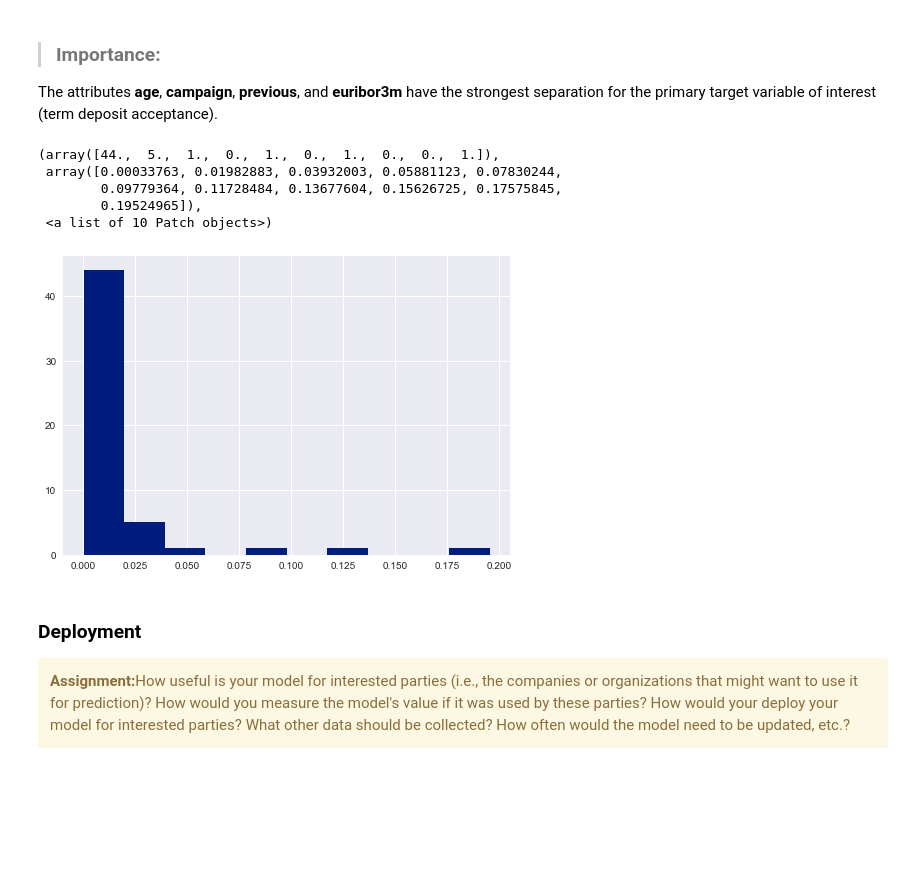
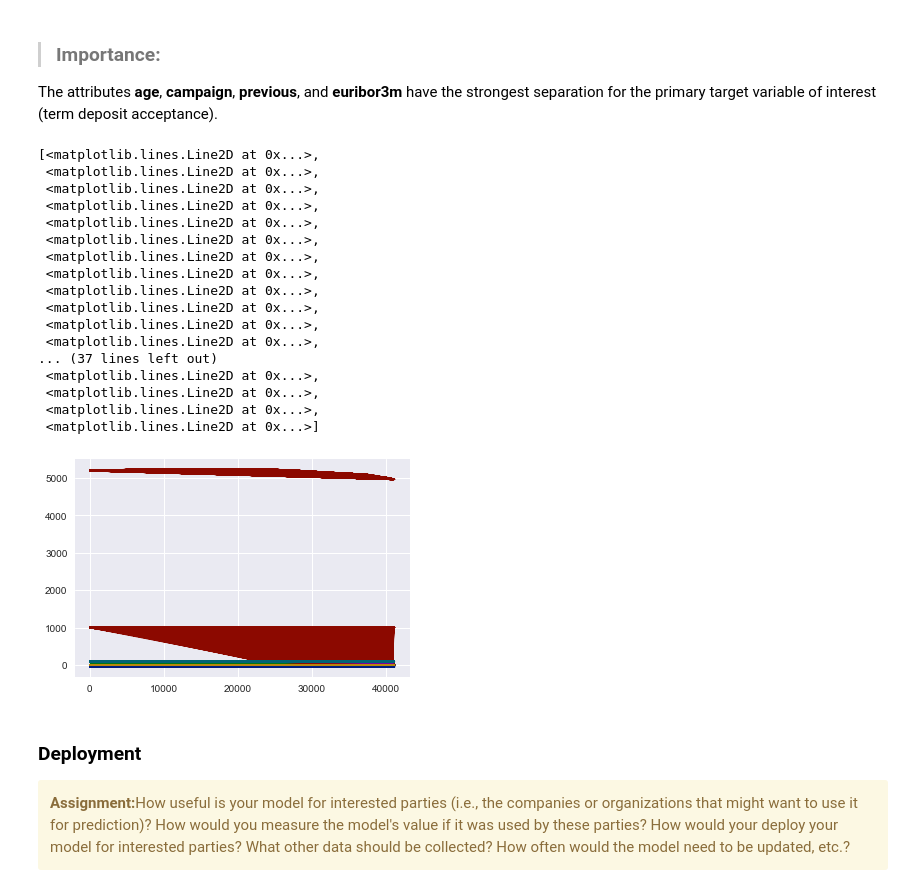
Before and after one commit to GriffinLane/DataMining-Lab2, a Jupyter notebook: Lab 2.ipynb, the cells around one changed output. Cells and saved outputs as stored; diff of their text form; code cells hidden in the pictures; blank space fills up the shorter version.

```diff
--- a/Lab 2.ipynb
+++ b/Lab 2.ipynb
@@ -867,14 +867,27 @@ Random Forest and SVM Nemar:  16.01552435624236
 <p>The attributes <b>age</b>, <b>campaign</b>, <b>previous</b>, and <b>euribor3m</b> have the strongest separation for the primary target variable of interest (term deposit acceptance).</p>
 # %%
 rf.fit(X_train, y_train)
-plt.hist(rf.feature_importances_)
+imps = rf.feature_importances_
+plt.hist(X_train)
 # %% [output]
-(array([44.,  5.,  1.,  0.,  1.,  0.,  1.,  0.,  0.,  1.]),
- array([0.00033763, 0.01982883, 0.03932003, 0.05881123, 0.07830244,
-        0.09779364, 0.11728484, 0.13677604, 0.15626725, 0.17575845,
-        0.19524965]),
- <a list of 10 Patch objects>)
+[<matplotlib.lines.Line2D at 0x...>,
+ <matplotlib.lines.Line2D at 0x...>,
+ <matplotlib.lines.Line2D at 0x...>,
+ <matplotlib.lines.Line2D at 0x...>,
+ <matplotlib.lines.Line2D at 0x...>,
+ <matplotlib.lines.Line2D at 0x...>,
+ <matplotlib.lines.Line2D at 0x...>,
+ <matplotlib.lines.Line2D at 0x...>,
+ <matplotlib.lines.Line2D at 0x...>,
+ <matplotlib.lines.Line2D at 0x...>,
+ <matplotlib.lines.Line2D at 0x...>,
+ <matplotlib.lines.Line2D at 0x...>,
+... (37 lines left out)
+ <matplotlib.lines.Line2D at 0x...>,
+ <matplotlib.lines.Line2D at 0x...>,
+ <matplotlib.lines.Line2D at 0x...>,
+ <matplotlib.lines.Line2D at 0x...>]
-[figure, old version]
+[figure, new version]
 # %% [markdown]
 ### Deployment
 
```
Also changed, not shown: parts of 2 cells of this notebook.
